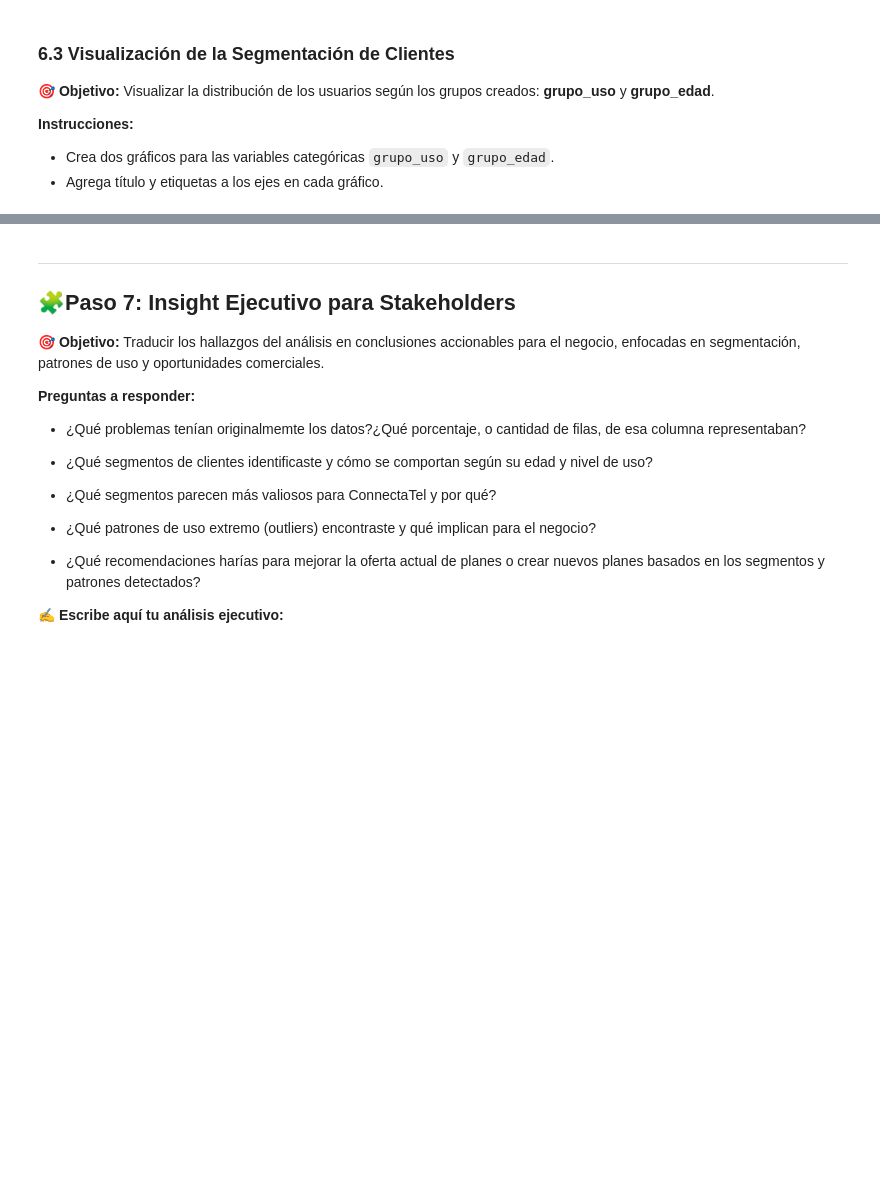
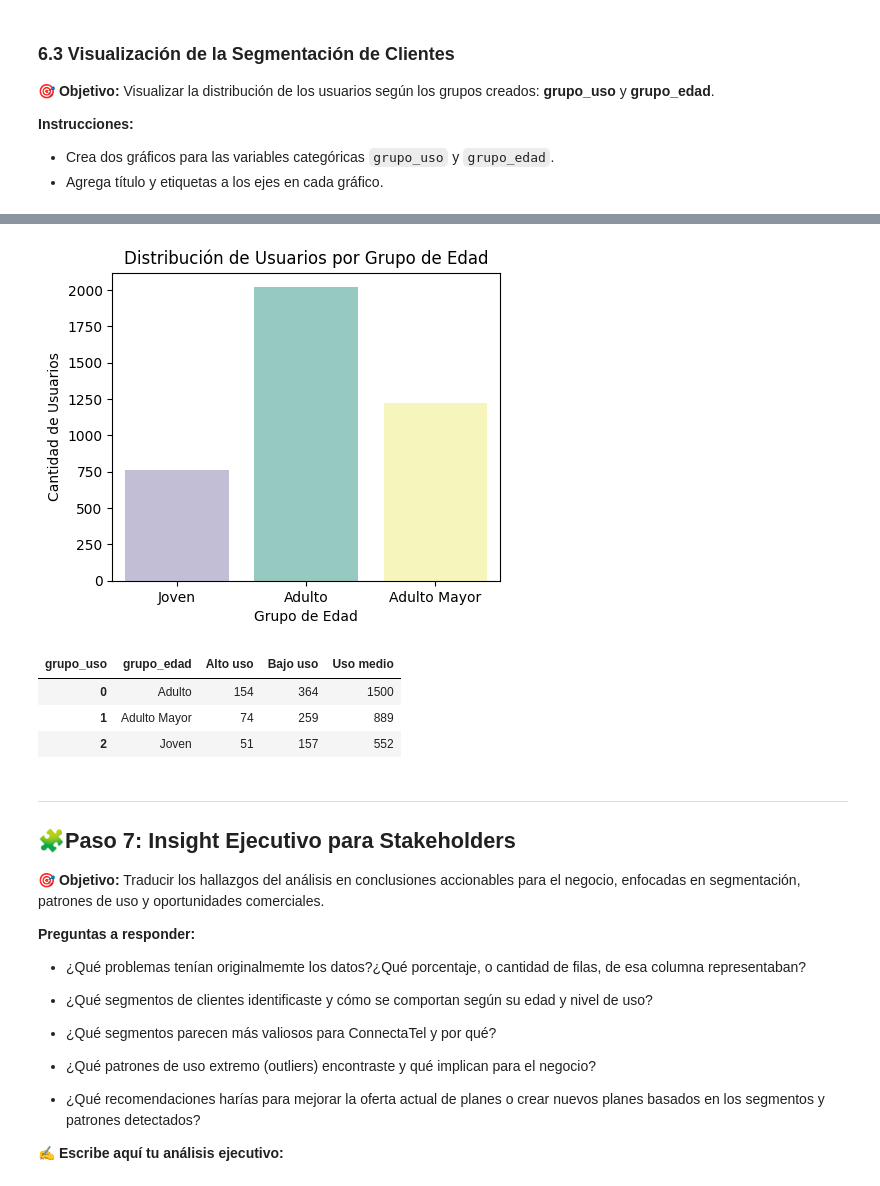
Before and after one commit to FithoGerardo/Analysis-of-a-telecommunications-company, a Jupyter notebook: Fitho_S7 Version-Estudiante-Project-ConnectaTel.ipynb, the cells around one changed output, grey strips where cells are left out. Cells and saved outputs as stored; diff of their text form; code cells hidden in the pictures; blank space fills up the shorter version.

```diff
--- a/Fitho_S7 Version-Estudiante-Project-ConnectaTel.ipynb
+++ b/Fitho_S7 Version-Estudiante-Project-ConnectaTel.ipynb
@@ -1567,5 +1590,32 @@ plt.show()
+# %%
+# Visualización de los segmentos por edad
+plt.figure(figsize=(5,4))
+
+sns.countplot(
+    data=user_profile,
+    x='grupo_edad',
+    hue='grupo_edad',
+    palette='Set3',
+    order=['Joven','Adulto','Adulto Mayor'],
+    legend=False
+)
+
+plt.title('Distribución de Usuarios por Grupo de Edad')
+plt.xlabel('Grupo de Edad')
+plt.ylabel('Cantidad de Usuarios')
+
+plt.savefig('usuarios_por_grupo_edad.png',dpi=140)
+plt.show()
+# %% [output]
+[figure, added]
 # %%
 # Visualización de los segmentos por edad
+display(pd.crosstab(user_profile['grupo_edad'], user_profile['grupo_uso']).reset_index())
+# %% [output]
+| grupo_uso | grupo_edad | Alto uso | Bajo uso | Uso medio |
+| 0 | Adulto | 154 | 364 | 1500 |
+| 1 | Adulto Mayor | 74 | 259 | 889 |
+| 2 | Joven | 51 | 157 | 552 |
 # %% [markdown]
 
 ---
```
Also changed, not shown: parts of 2 cells of this notebook.
